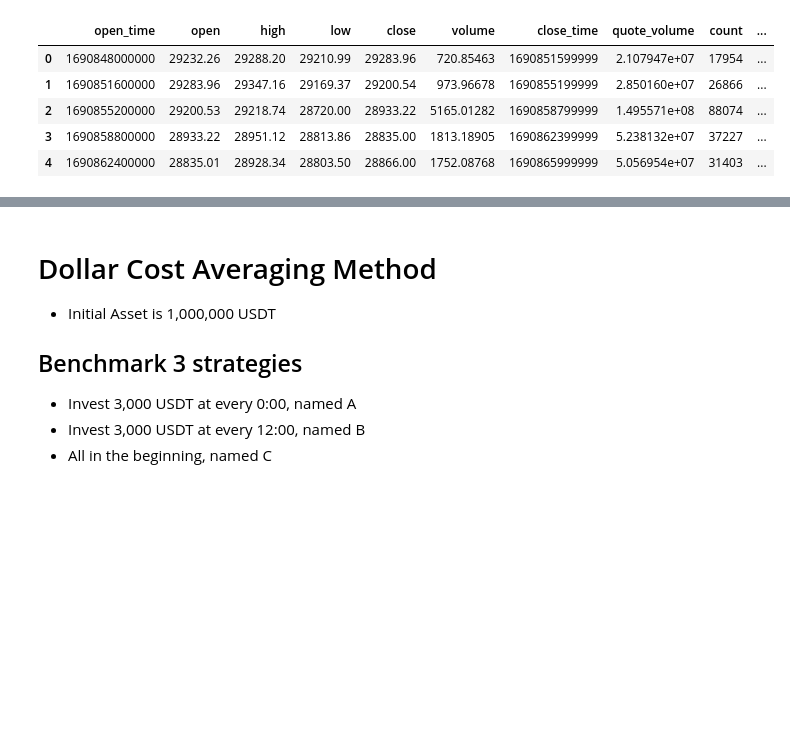
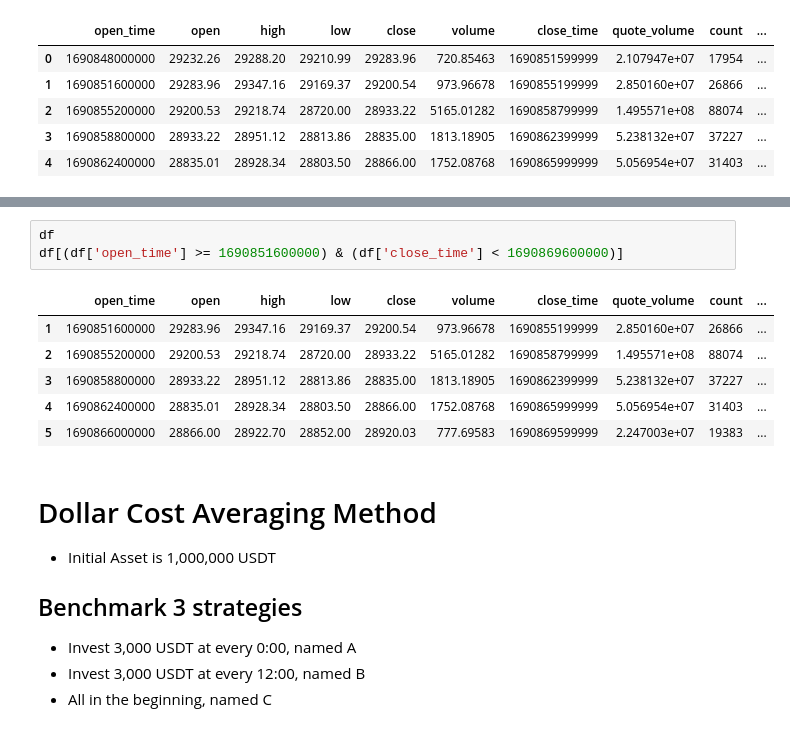
Before and after one commit to BullionBear/crypto-backtest, a Jupyter notebook: notebooks/1_dca_and_benchmark.ipynb, the cells around one changed output, grey strips where cells are left out. Drawn from its saved outputs; the diff is of its cells as text; blank space fills up the shorter version.

```diff
--- a/notebooks/1_dca_and_benchmark.ipynb
+++ b/notebooks/1_dca_and_benchmark.ipynb
@@ -52,3 +52,13 @@ fig.show()
+# %%
+df
+df[(df['open_time'] >= 1690851600000) & (df['close_time'] < 1690869600000)]
+# %% [output]
+|  | open_time | open | high | low | close | volume | close_time | quote_volume | count | ... |
+| 1 | 1690851600000 | 29283.96 | 29347.16 | 29169.37 | 29200.54 | 973.96678 | 1690855199999 | 2.850160e+07 | 26866 | ... |
+| 2 | 1690855200000 | 29200.53 | 29218.74 | 28720.00 | 28933.22 | 5165.01282 | 1690858799999 | 1.495571e+08 | 88074 | ... |
+| 3 | 1690858800000 | 28933.22 | 28951.12 | 28813.86 | 28835.00 | 1813.18905 | 1690862399999 | 5.238132e+07 | 37227 | ... |
+| 4 | 1690862400000 | 28835.01 | 28928.34 | 28803.50 | 28866.00 | 1752.08768 | 1690865999999 | 5.056954e+07 | 31403 | ... |
+| 5 | 1690866000000 | 28866.00 | 28922.70 | 28852.00 | 28920.03 | 777.69583 | 1690869599999 | 2.247003e+07 | 19383 | ... |
 # %% [markdown]
 # Dollar Cost Averaging Method
 - Initial Asset is 1,000,000 USDT
```
Also changed, not shown: parts of 1 cell of this notebook, 7 other files.
